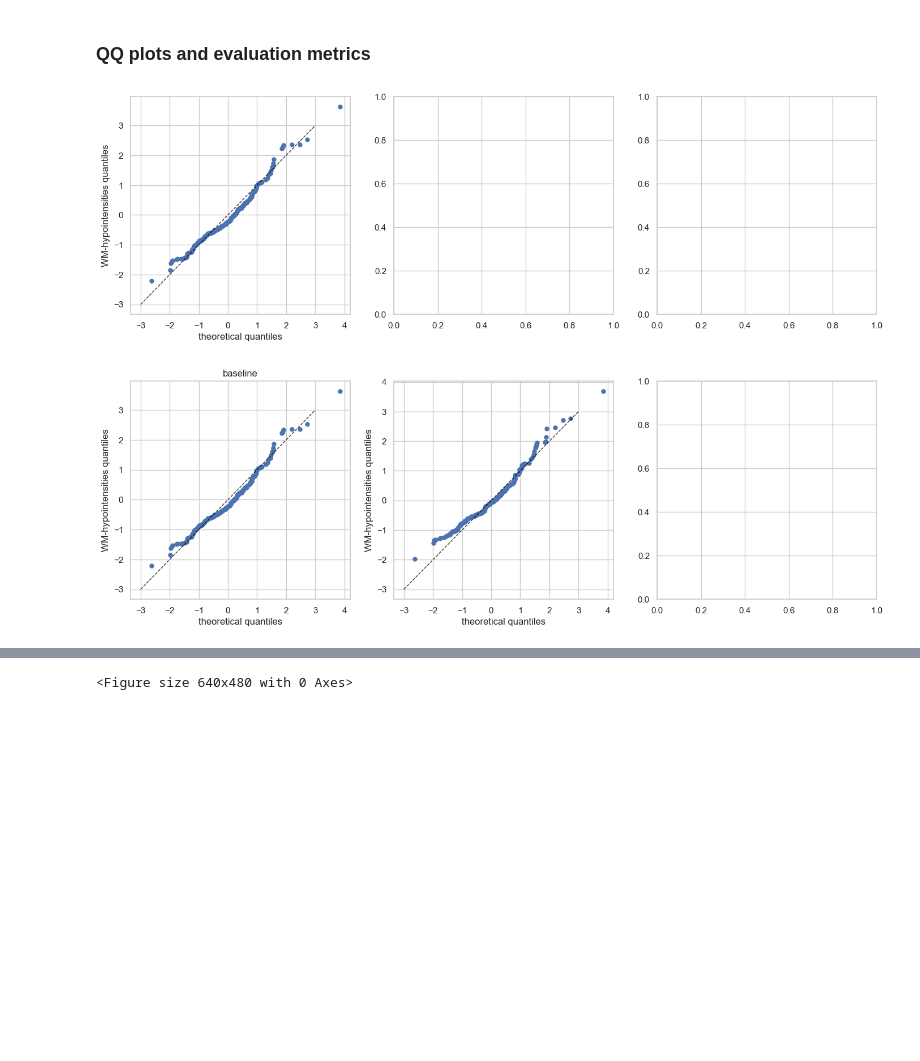
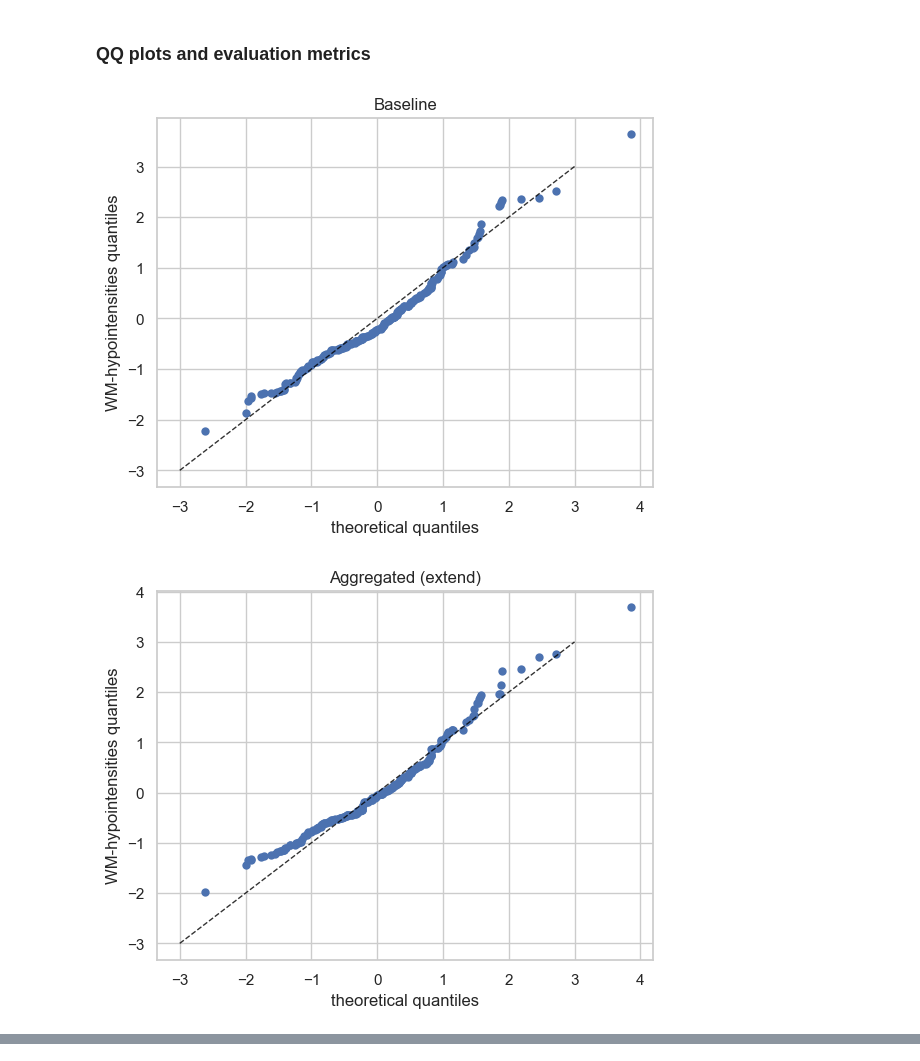
Before and after one commit to predictive-clinical-neuroscience/PCNtoolkit, a Jupyter notebook: examples/12_federated_learning.ipynb, the cells around one changed output, grey strips where cells are left out. Drawn from its saved outputs; the diff is of its cells as text; code cells hidden in the pictures; blank space fills up the shorter version.

```diff
--- a/examples/12_federated_learning.ipynb
+++ b/examples/12_federated_learning.ipynb
@@ -320,11 +328,10 @@ baseline_model = NormativeModel(
     ),
     inscaler="standardize",
     outscaler="standardize",
-)
+);
 
-test_all = baseline_model.fit_predict(
-    train_all, test_all
-)
+baseline_model.fit_predict(
+    train_all, test_all);
 # %% [output]
 Sampler Progress
 Total Chains: 4
@@ -684,8 +581,8 @@ aggregated_model_with_transfer = NormativeModel.merge(
 )
 
 # Predict on the full test set
-test_all_federated = test_all.copy(deep=True)
-aggregated_model_with_transfer.predict(test_all_federated)
+test_all_transferred = test_all.copy(deep=True)
+aggregated_model_with_transfer.predict(test_all_transferred);
 # %% [output]
 Sampler Progress
 Total Chains: 4
@@ -761,72 +641,43 @@ plot_centiles_advanced(
 ### QQ plots and evaluation metrics
 # %%
 # QQ plots for all three models
-fig, axes = plt.subplots(1, 3, figsize=(17, 5))
+plt.title("Baseline")
+plot_qq(test_all, plot_id_line=True)
 
-plt.sca(axes[0])
-plot_qq(test_all, plot_id_line=True)
-axes[0].set_title("baseline")
-
-plt.sca(axes[1])
+plt.title("Aggregated (extend)")
 plot_qq(
     test_all_extended, plot_id_line=True
 )
-axes[1].set_title("Federated (extend)")
 
-plt.sca(axes[2])
+plt.title("Aggregated (transfer)")
 plot_qq(
-    test_all_federated, plot_id_line=True
+    test_all_transferred, plot_id_line=True
 )
-axes[2].set_title("Federated (transfer)")
-
-plt.tight_layout()
-plt.show()
 
 # Evaluation metrics for all three
 baseline_stats = (
     test_all.get_statistics_df()
 )
 extend_stats = (
     test_all_extended.get_statistics_df()
 )
 transfer_stats = (
-    test_all_federated.get_statistics_df()
-)
-
-# Label each with a MultiIndex
-baseline_stats.index = (
-    pd.MultiIndex.from_tuples(
-        [
-            ("baseline", idx)
-            for idx in baseline_stats.index
-        ]
-    )
-)
-extend_stats.index = (
-    pd.MultiIndex.from_tuples(
-        [
-            ("Federated (extend)", idx)
-            for idx in extend_stats.index
-        ]
-    )
-)
-transfer_stats.index = (
-    pd.MultiIndex.from_tuples(
-        [
-            ("Federated (transfer)", idx)
-            for idx in transfer_stats.index
-        ]
-    )
+    test_all_transferred.get_statistics_df()
 )
 
 comparison = pd.concat(
     [
         baseline_stats,
         extend_stats,
         transfer_stats,
     ]
+    , keys=[
+        "baseline",
+        "Aggregated (extend)",
+        "Aggregated (transfer)",
+    ]
 )
 comparison
 # %% [output]
-[figure, old version]
+[figure, new version]
-[figure, old version]
+[figure, new version]
@@ -834 +684,0 @@ comparison
-<Figure size 640x480 with 0 Axes>
```
Also changed, not shown: parts of 39 cells of this notebook.
